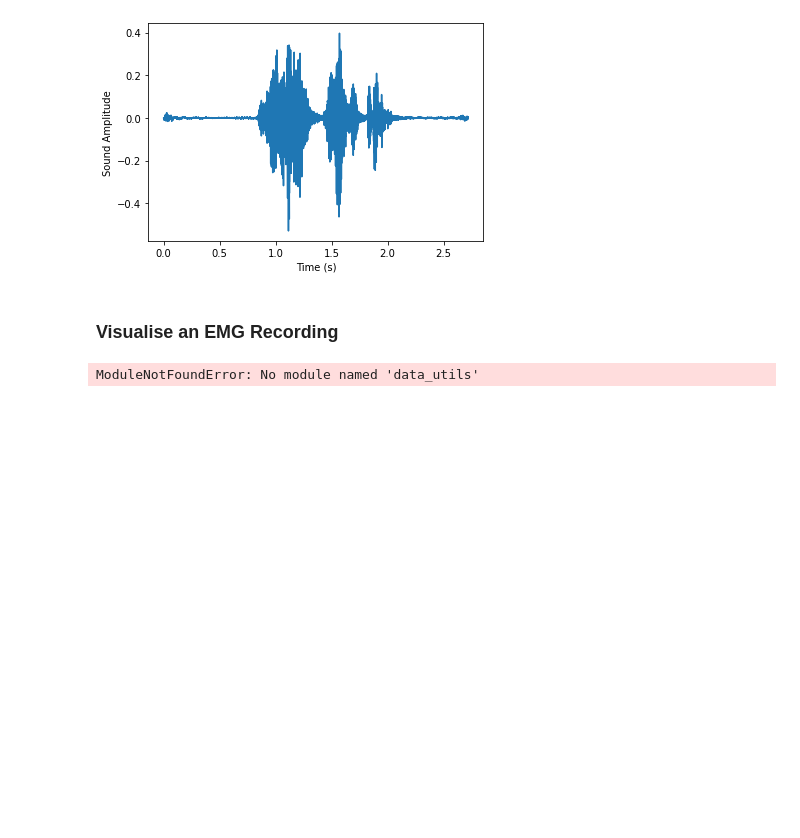
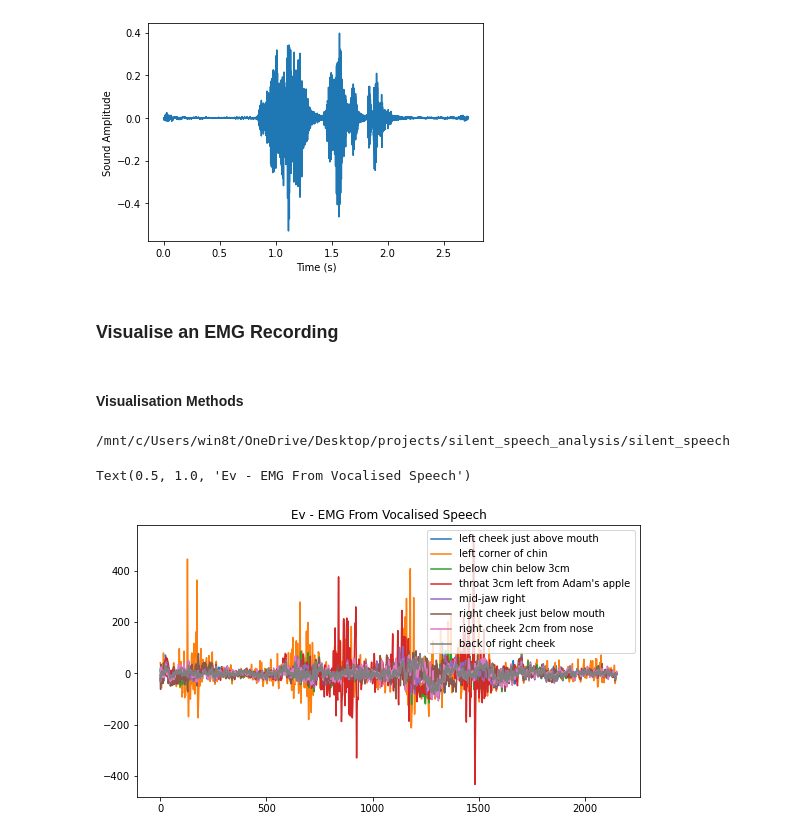
Before and after one commit to MiscellaneousStuff/silent_speech_analysis, a Jupyter notebook: dgaddy_analysis.ipynb, the cells around one changed output. Saved outputs shown, nothing was run; the diff lists cells and outputs as text; code cells hidden in the pictures; blank space fills up the shorter version.

Commit message:
Added raw EMG visualisation for utterance

```diff
--- a/dgaddy_analysis.ipynb
+++ b/dgaddy_analysis.ipynb
@@ -322,3 +322,5 @@ plt.show()
 [figure]
 # %% [markdown]
 ### Visualise an EMG Recording
+# %% [markdown]
+#### Visualisation Methods
@@ -325,4 +409,37 @@ plt.show()
 # %%
-from silent_speech.read_emg import load_utterance
+# Get inside of `silent_speech` repo
+!pwd
+switch = False
+if switch:
+    %cd silent_speech
 # %% [output]
-ModuleNotFoundError: No module named 'data_utils'
+/mnt/c/Users/win8t/OneDrive/Desktop/projects/silent_speech_analysis/silent_speech
+# %%
+"""
+Utterance format:
+mfccs, audio_discrete, emg_features, text, (book, sentence_index),
+phonemes, emg_orig
+"""
+utterance = load_utterance(voiced_dir, 573)
+utterance
+# %%
+fig, ax = plt.subplots()
+fig.set_size_inches(9, 5)
+
+emg_channel_labels = """left cheek just above mouth
+left corner of chin
+below chin below 3cm
+throat 3cm left from Adam's apple
+mid-jaw right
+right cheek just below mouth
+right cheek 2cm from nose
+back of right cheek""".split("\n")
+
+raw_emg = utterance[-1]
+channels = [ax.plot(raw_emg[:, i], label=emg_channel_labels[i]) for i in range(raw_emg.shape[1])]
+ax.legend()
+
+plt.title("Ev - EMG From Vocalised Speech")
+# %% [output]
+Text(0.5, 1.0, 'Ev - EMG From Vocalised Speech')
+[figure, added]
```
Also changed, not shown: parts of 3 cells of this notebook.
